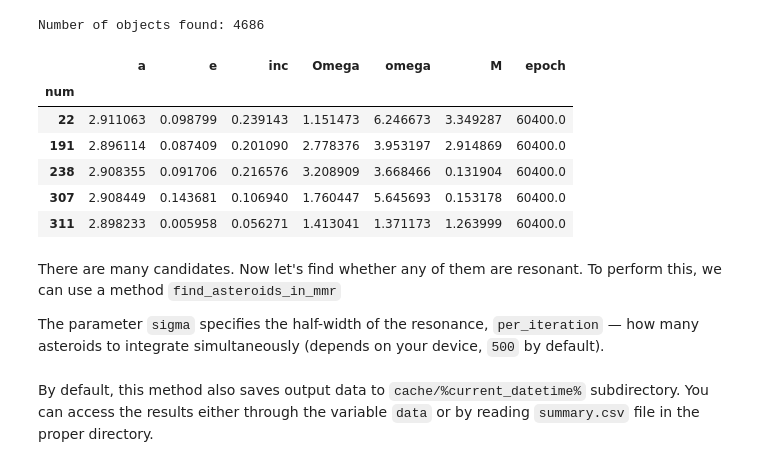
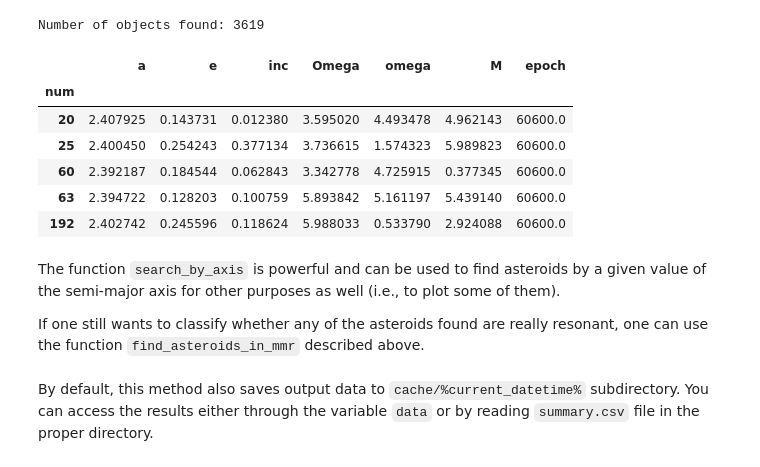
Before and after one commit to smirik/resonances, a Jupyter notebook: docs/examples.ipynb, the cells around one changed output. Saved outputs shown, nothing was run; the diff lists cells and outputs as text; code cells hidden in the pictures.

```diff
--- a/docs/examples.ipynb
+++ b/docs/examples.ipynb
@@ -136,23 +88,23 @@ Let's start with the first task. To perform this, we need `astdys` component. Le
 # %%
-import astdys
+import astdys, resonances
 
-mmr = resonances.create_mmr('6J-3S-2')
+mmr = resonances.create_mmr('4J-2S-1')
 df_asteroids = astdys.search_by_axis(mmr.resonant_axis, sigma=0.01)
 print('Number of objects found: {}'.format(len(df_asteroids)))
 df_asteroids.head(5)
 # %% [output]
-Number of objects found: 4686
+Number of objects found: 3619
 |  | a | e | inc | Omega | omega | M | epoch |
 | num |  |  |  |  |  |  |  |
-| 22 | 2.911063 | 0.098799 | 0.239143 | 1.151473 | 6.246673 | 3.349287 | 60400.0 |
-| 191 | 2.896114 | 0.087409 | 0.201090 | 2.778376 | 3.953197 | 2.914869 | 60400.0 |
-| 238 | 2.908355 | 0.091706 | 0.216576 | 3.208909 | 3.668466 | 0.131904 | 60400.0 |
-| 307 | 2.908449 | 0.143681 | 0.106940 | 1.760447 | 5.645693 | 0.153178 | 60400.0 |
-| 311 | 2.898233 | 0.005958 | 0.056271 | 1.413041 | 1.371173 | 1.263999 | 60400.0 |
+| 20 | 2.407925 | 0.143731 | 0.012380 | 3.595020 | 4.493478 | 4.962143 | 60600.0 |
+| 25 | 2.400450 | 0.254243 | 0.377134 | 3.736615 | 1.574323 | 5.989823 | 60600.0 |
+| 60 | 2.392187 | 0.184544 | 0.062843 | 3.342778 | 4.725915 | 0.377345 | 60600.0 |
+| 63 | 2.394722 | 0.128203 | 0.100759 | 5.893842 | 5.161197 | 5.439140 | 60600.0 |
+| 192 | 2.402742 | 0.245596 | 0.118624 | 5.988033 | 0.533790 | 2.924088 | 60600.0 |
-# %% [markdown]
-There are many candidates. Now let's find whether any of them are resonant. To perform this, we can use a method `find_asteroids_in_mmr`
-
-The parameter `sigma` specifies the half-width of the resonance, `per_iteration` — how many asteroids to integrate simultaneously (depends on your device, `500` by default).
+# %% [markdown]
+The function `search_by_axis` is powerful and can be used to find asteroids by a given value of the semi-major axis for other purposes as well (i.e., to plot some of them).
+
+If one still wants to classify whether any of the asteroids found are really resonant, one can use the function `find_asteroids_in_mmr` described above.
 # %%
 data = resonances.find_asteroids_in_mmr('6J-3S-2', sigma=0.01)
 # %% [markdown]
```
Also changed, not shown: parts of 27 cells of this notebook, 16 other files.
